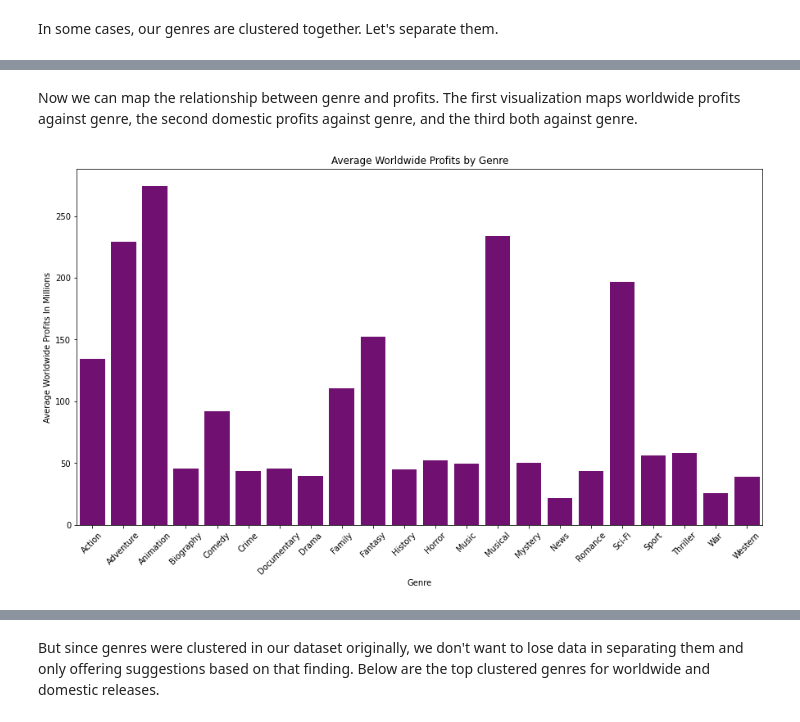
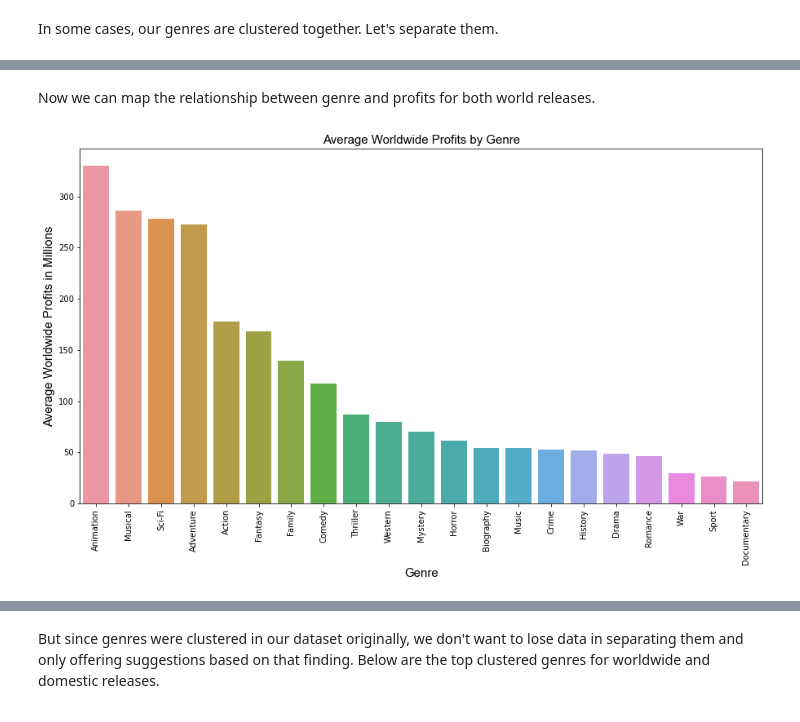
Before and after one commit to npagrawal/dsc-phase-1-project-v2-4, a Jupyter notebook: Near Final.ipynb, the cells around one changed output, grey strips where cells are left out. Cells and saved outputs as stored; diff of their text form; code cells hidden in the pictures.

```diff
--- a/Near Final.ipynb
+++ b/Near Final.ipynb
@@ -25,7 +25,7 @@ import seaborn as sns
 When importing from the IMDB dataset, we only want primary_title, runtime_minutes, and genres since these will be most relevant to our recommendations.
 # %%
 movie_basics = pd.read_sql("""
-SELECT primary_title, runtime_minutes, genres, primary_name AS "director"
+SELECT primary_title as "movie", start_year as "year", runtime_minutes, genres, primary_name AS "director", primary_profession
   FROM movie_basics as mb
   JOIN directors as d
     ON mb.movie_id= d.movie_id
@@ -258,6 +248,6 @@ We're going to merge these dataframes along "primary_title" for movie_basics fro
 # %%
-mgcw_totals = pd.merge(mgc_w, movie_basics, left_on = "movie", right_on = "primary_title", how = "outer").dropna(subset =["worldprofits_inmillions"]).drop_duplicates().drop(columns = ["primary_title"])
-mgcd_totals = pd.merge(mgc_d, movie_basics, left_on = "movie", right_on = "primary_title", how = "outer").dropna(subset =["domesticprofits_inmillions"]).drop_duplicates().drop(columns = ["primary_title"])
+mgcw_totals = pd.merge(mgc_w, movie_basics, on = ["movie", "year"], how = "outer").dropna(subset =["worldprofits_inmillions"]).drop_duplicates()
+mgcd_totals = pd.merge(mgc_d, movie_basics, on = ["movie", "year"], how = "outer").dropna(subset =["domesticprofits_inmillions"]).drop_duplicates()
 # %%
 mgcw_totals.sort_values("worldprofits_inmillions")
 # %% [output]
@@ -364,12 +343,10 @@ mgcw_totals
 # %%
-genres_w = mgcw_totals.dropna(subset=["genres"]).drop(columns=["release_date", "movie", "year", "runtime_minutes", "director"])
-genres_d = mgcd_totals.dropna(subset=["genres"]).drop(columns=["release_date", "movie", "year", "runtime_minutes", "director"])
+genres_w = mgcw_totals.dropna(subset=["genres"]).drop(columns=["release_date", "movie", "year", "director"])
 # %% [markdown]
 In some cases, our genres are clustered together. Let's separate them.
 # %%
+#for worldwide profits
 genres_w["genres"] = genres_w["genres"].apply(lambda x: str(x).split(","))
 genres_w = genres_w.explode('genres')
-genres_w=genres_w.groupby("genres").mean().reset_index()
-genres_d["genres"] = genres_d["genres"].apply(lambda x: str(x).split(","))
-genres_d = genres_d.explode('genres')
-genres_d=genres_d.groupby("genres").mean().reset_index()
+genres_w = genres_w.groupby("genres").mean().reset_index()
+genres_w = genres_w.sort_values(by=["worldprofits_inmillions"], ascending = False)
@@ -396,13 +353,11 @@ genres_w
 # %% [markdown]
-Now we can map the relationship between genre and profits. The first visualization maps worldwide profits against genre, the second domestic profits against genre, and the third both against genre.
+Now we can map the relationship between genre and profits for both world releases.
 # %%
 plt.figure(figsize=(15,8))
-w = sns.barplot(data=genres_w, x="genres", y="worldprofits_inmillions", color = "purple", ci=None)
-w.set(xlabel='Genre',
-       ylabel='Average Worldwide Profits In Millions',
-       title='Average Worldwide Profits by Genre')
-plt.xticks(rotation=45)
-
-plt.show()
+ax = sns.barplot(x=genres_w["genres"], y=genres_w["worldprofits_inmillions"], ci = None)
+ax.set_xlabel('Genre', fontfamily = 'Arial', fontsize = 15)
+ax.set_ylabel('Average Worldwide Profits in Millions', fontfamily = 'Arial', fontsize = 15)
+ax.set_title('Average Worldwide Profits by Genre', fontfamily = 'Arial', fontsize = 15)
+plt.xticks(rotation=90);plt.xticks(rotation=90);
 # %% [output]
-[figure, old version]
+[figure, new version]
```
Also changed, not shown: parts of 60 cells of this notebook.
